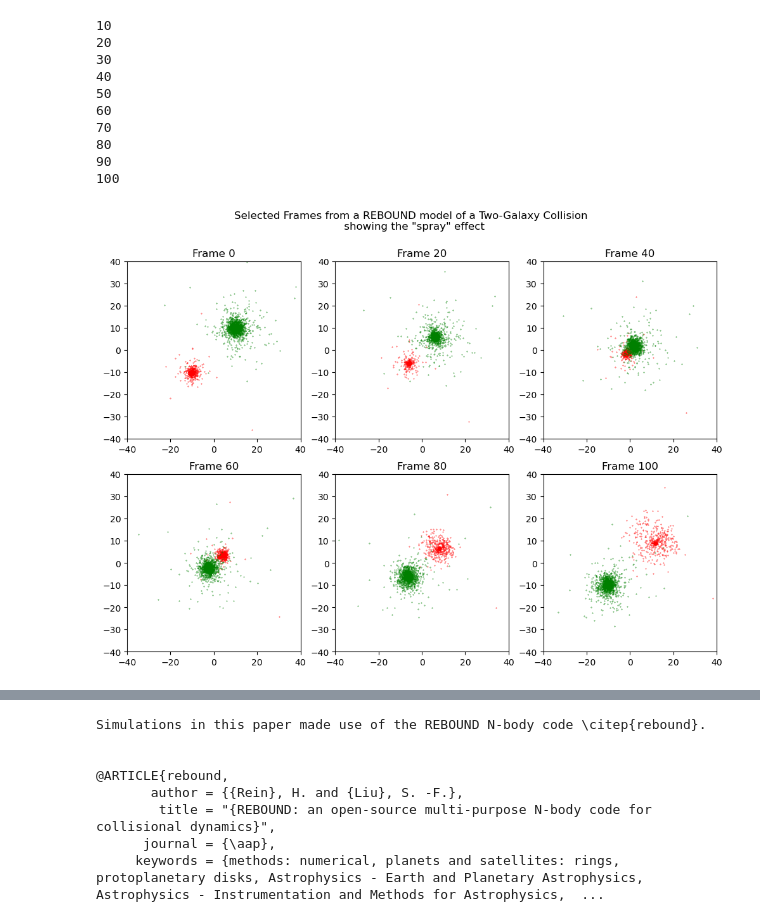
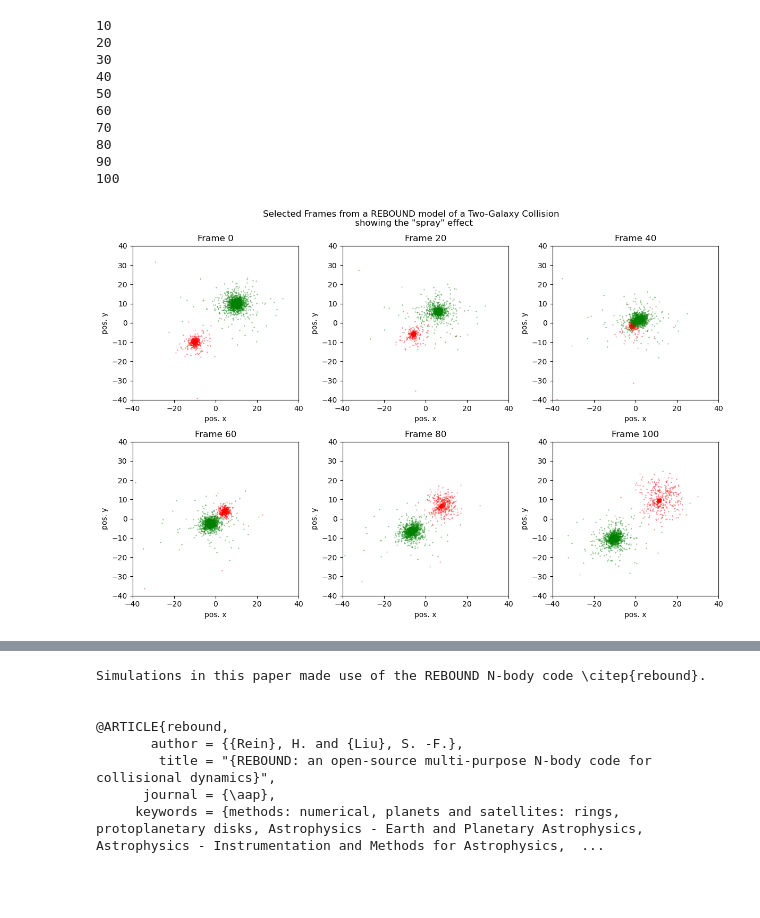
Before and after one commit to plm03/PHYS265-spring25, a Jupyter notebook: Project/Micciche_Project.ipynb, the cells around one changed output, grey strips where cells are left out. Cells and saved outputs as stored; diff of their text form; code cells hidden in the pictures; blank space fills up the shorter version.

```diff
--- a/Project/Micciche_Project.ipynb
+++ b/Project/Micciche_Project.ipynb
@@ -98,18 +98,21 @@ for t in times:
 # %%
 fig, ax = plt.subplots(2,3,figsize=(12,8))
 fig.suptitle('Selected Frames from a REBOUND model of a Two-Galaxy Collision \n showing the "spray" effect')
 ax = ax.flatten()
 for i in [0,1,2,3,4,5]:
     frame = positions[i*20]
     ax[i].scatter(frame[:N_small,0],frame[:N_small,1], .1, color='r')
     ax[i].scatter(frame[N_small:,0],frame[N_small:,1], .1, color='g')
     ax[i].set_xbound(-40,40)
     ax[i].set_ybound(-40,40)
     ax[i].set_title(f'Frame {i*20}')
+    ax[i].set_xlabel('pos. x')
+    ax[i].set_ylabel('pos. y')
 
+plt.tight_layout()
 # plt.savefig('Collision.png')
 # %% [output]
-[figure, old version]
+[figure, new version]
 # %%
 from IPython.display import clear_output
 import time
```
Also changed, not shown: parts of 1 cell of this notebook, 2 other files.
